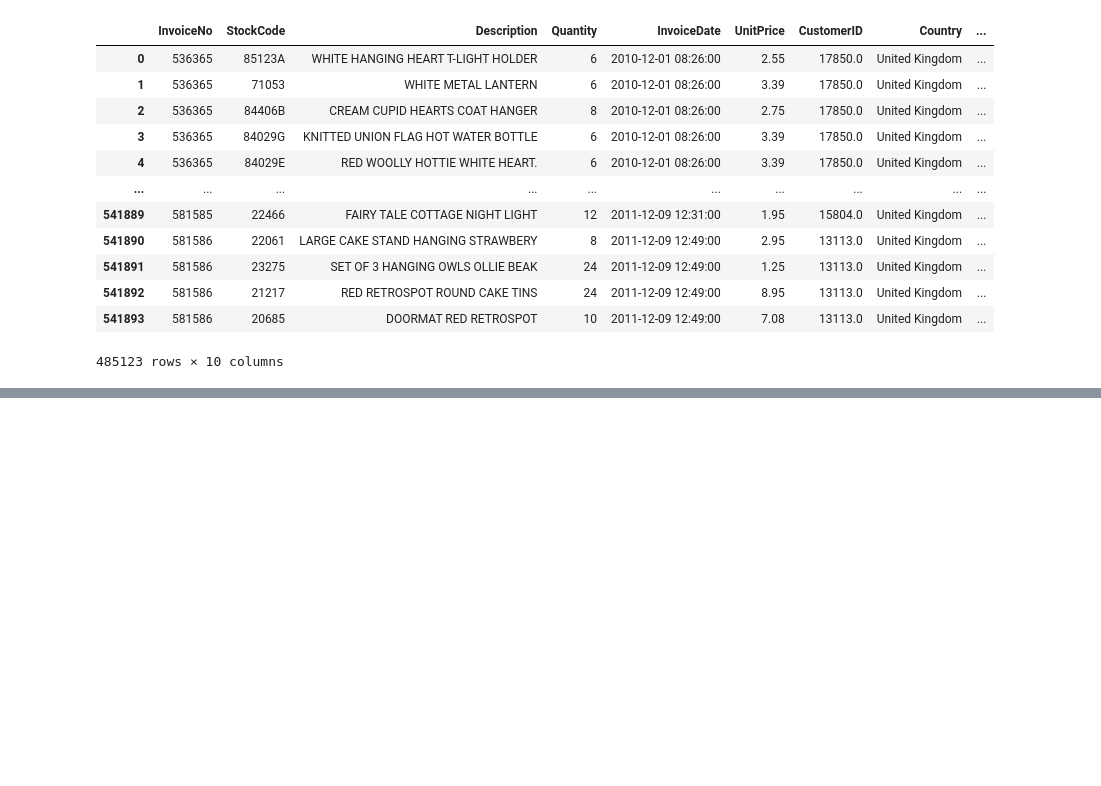
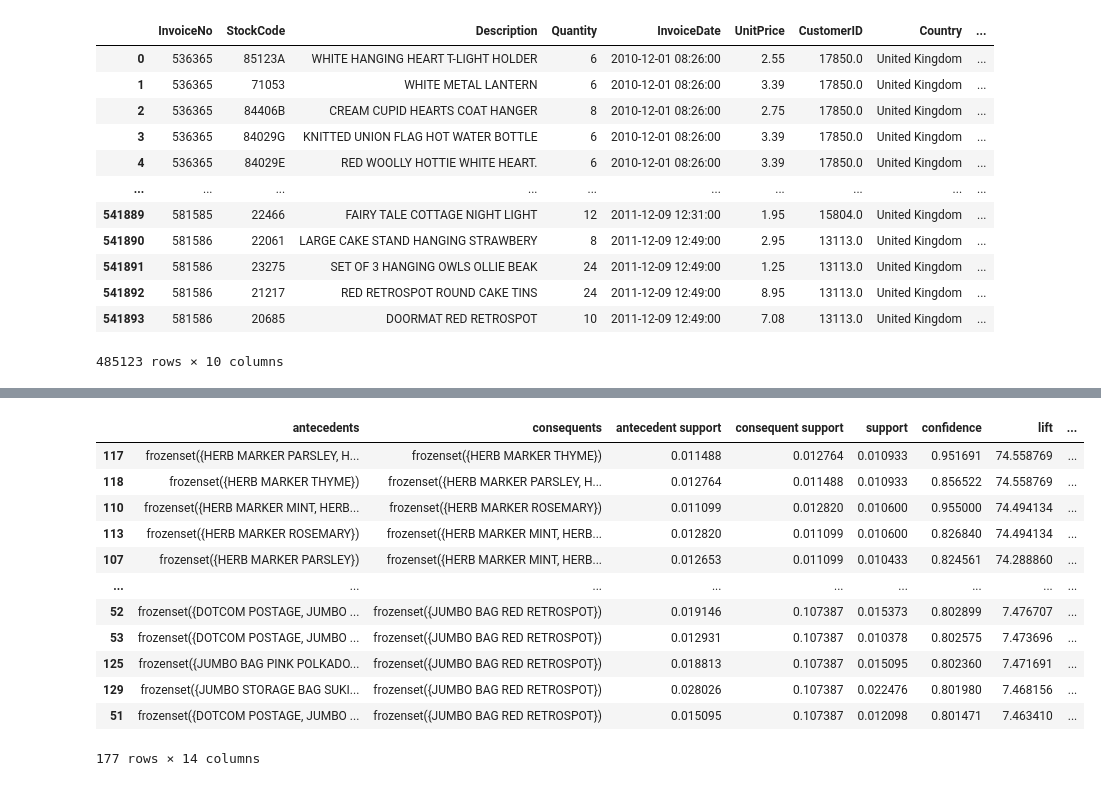
Before and after one commit to yaosaychi/datamining2, a Jupyter notebook: notebookFiles/Data Cleaning and Preprocessing.ipynb, the cells around one changed output, grey strips where cells are left out. Saved outputs shown, nothing was run; the diff lists cells and outputs as text; code cells hidden in the pictures; blank space fills up the shorter version.

Commit message:
performed apriori and association rules on the frequent itemset.Have to draw conclusions on the data

```diff
--- a/notebookFiles/Data Cleaning and Preprocessing.ipynb
+++ b/notebookFiles/Data Cleaning and Preprocessing.ipynb
@@ -536,0 +537,17 @@ df
+# %%
+# grouping by invoiceNo
+baskets = (
+    df.groupby("InvoiceNo")["Description"]
+      .apply(list)
+      .reset_index(name="items")
+)
+
+#transactions converted into a list of lists.
+transactions = baskets["items"].tolist()
+
+from mlxtend.preprocessing  import TransactionEncoder
+transEncoder = TransactionEncoder()
+transEncoderArray = transEncoder.fit(transactions).transform(transactions)
+
+basketMatrix = pd.DataFrame(transEncoderArray, columns=transEncoder.columns_)
+basketMatrix.tail()
@@ -536,0 +562,6 @@ df
+# %%
+## running apriori algorithm on the basketMatrix. With minSupport of 0.01
+
+from mlxtend.frequent_patterns import apriori, association_rules
+
+frequent_itemsets = apriori(basketMatrix, min_support= 0.01 ,use_colnames=True)
@@ -536,0 +577,4 @@ df
+# %%
+pd.set_option('display.max_columns', None)
+pd.set_option('display.width', None)
+frequent_itemsets.head()
@@ -536,0 +588,17 @@ df
+# %%
+item_rules = association_rules(frequent_itemsets, metric='confidence')
+item_rules.sort_values('lift',ascending=False)
+# %% [output]
+|  | antecedents | consequents | antecedent support | consequent support | support | confidence | lift | ... |
+| 117 | frozenset({HERB MARKER PARSLEY, H... | frozenset({HERB MARKER THYME}) | 0.011488 | 0.012764 | 0.010933 | 0.951691 | 74.558769 | ... |
+| 118 | frozenset({HERB MARKER THYME}) | frozenset({HERB MARKER PARSLEY, H... | 0.012764 | 0.011488 | 0.010933 | 0.856522 | 74.558769 | ... |
+| 110 | frozenset({HERB MARKER MINT, HERB... | frozenset({HERB MARKER ROSEMARY}) | 0.011099 | 0.012820 | 0.010600 | 0.955000 | 74.494134 | ... |
+| 113 | frozenset({HERB MARKER ROSEMARY}) | frozenset({HERB MARKER MINT, HERB... | 0.012820 | 0.011099 | 0.010600 | 0.826840 | 74.494134 | ... |
+| 107 | frozenset({HERB MARKER PARSLEY}) | frozenset({HERB MARKER MINT, HERB... | 0.012653 | 0.011099 | 0.010433 | 0.824561 | 74.288860 | ... |
+| ... | ... | ... | ... | ... | ... | ... | ... | ... |
+| 52 | frozenset({DOTCOM POSTAGE, JUMBO ... | frozenset({JUMBO BAG RED RETROSPOT}) | 0.019146 | 0.107387 | 0.015373 | 0.802899 | 7.476707 | ... |
+| 53 | frozenset({DOTCOM POSTAGE, JUMBO ... | frozenset({JUMBO BAG RED RETROSPOT}) | 0.012931 | 0.107387 | 0.010378 | 0.802575 | 7.473696 | ... |
+| 125 | frozenset({JUMBO BAG PINK POLKADO... | frozenset({JUMBO BAG RED RETROSPOT}) | 0.018813 | 0.107387 | 0.015095 | 0.802360 | 7.471691 | ... |
+| 129 | frozenset({JUMBO STORAGE BAG SUKI... | frozenset({JUMBO BAG RED RETROSPOT}) | 0.028026 | 0.107387 | 0.022476 | 0.801980 | 7.468156 | ... |
+| 51 | frozenset({DOTCOM POSTAGE, JUMBO ... | frozenset({JUMBO BAG RED RETROSPOT}) | 0.015095 | 0.107387 | 0.012098 | 0.801471 | 7.463410 | ... |
+177 rows × 14 columns
```
Also changed, not shown: parts of 12 cells of this notebook.
